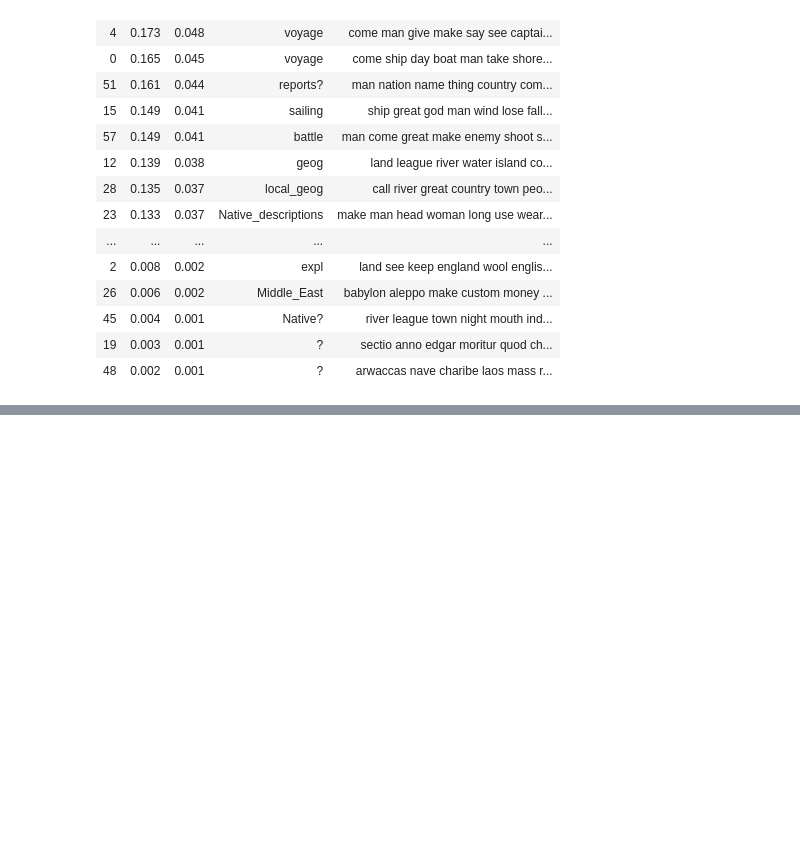
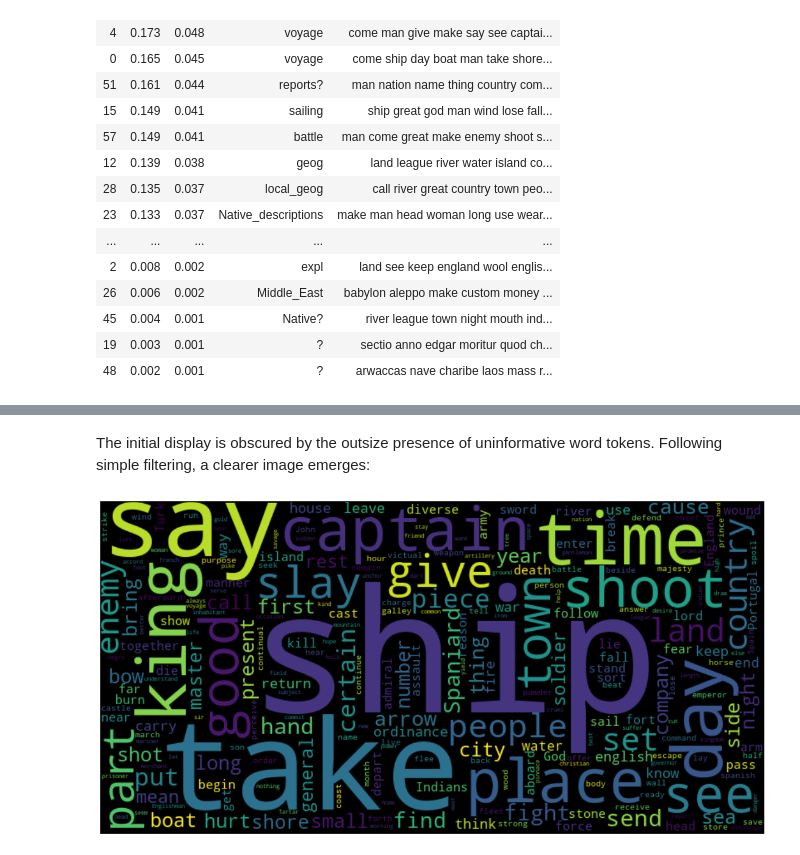
Before and after one commit to ant-lahaie/Hakluyt, a Jupyter notebook: HK_arg.ipynb, the cells around one changed output, grey strips where cells are left out. Saved outputs shown, nothing was run; the diff lists cells and outputs as text; code cells hidden in the pictures; blank space fills up the shorter version.

```diff
--- a/HK_arg.ipynb
+++ b/HK_arg.ipynb
@@ -1173,0 +1322,6 @@ There are certainly many more distinct regions addressed here, including Virgini
+# %% [markdown]
+The initial display is obscured by the outsize presence of uninformative word tokens. Following simple filtering, a clearer image emerges:
+# %%
+neighbors_wordcloud(hakluyt_lem, viol_flags, 5, stop_words_max + ['great','man', 'make','come'] , cloud_words = 250, include_targets = False)
+# %% [output]
+[figure, added]
```
Also changed, not shown: parts of 12 cells of this notebook, 9 other files.
